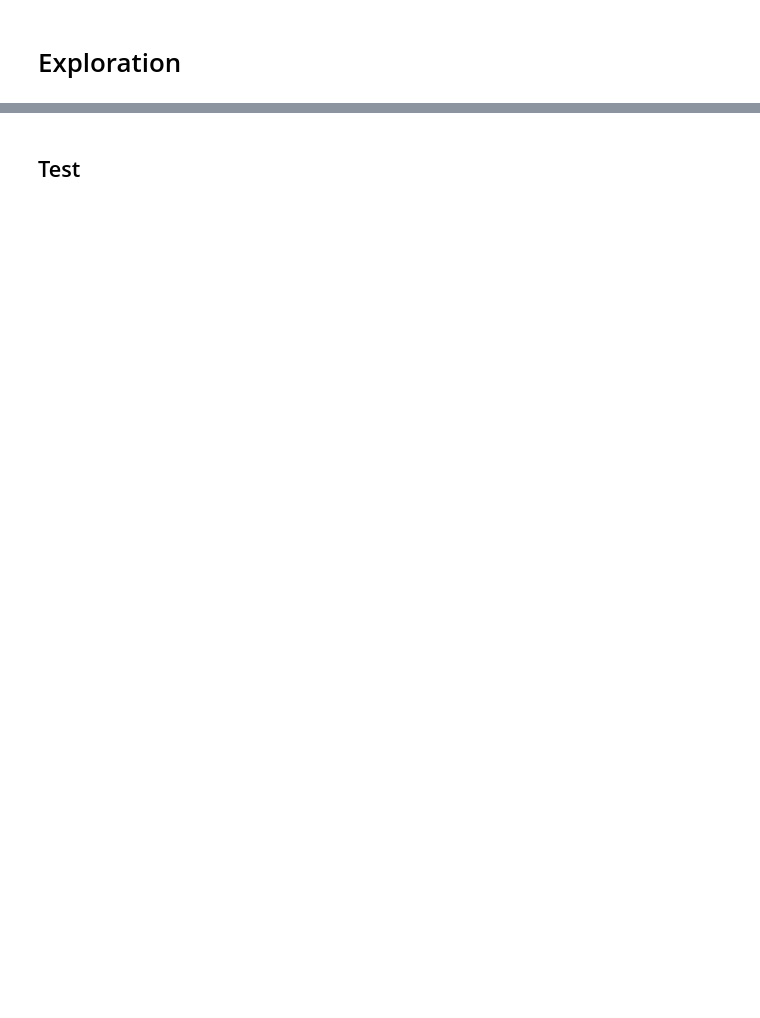
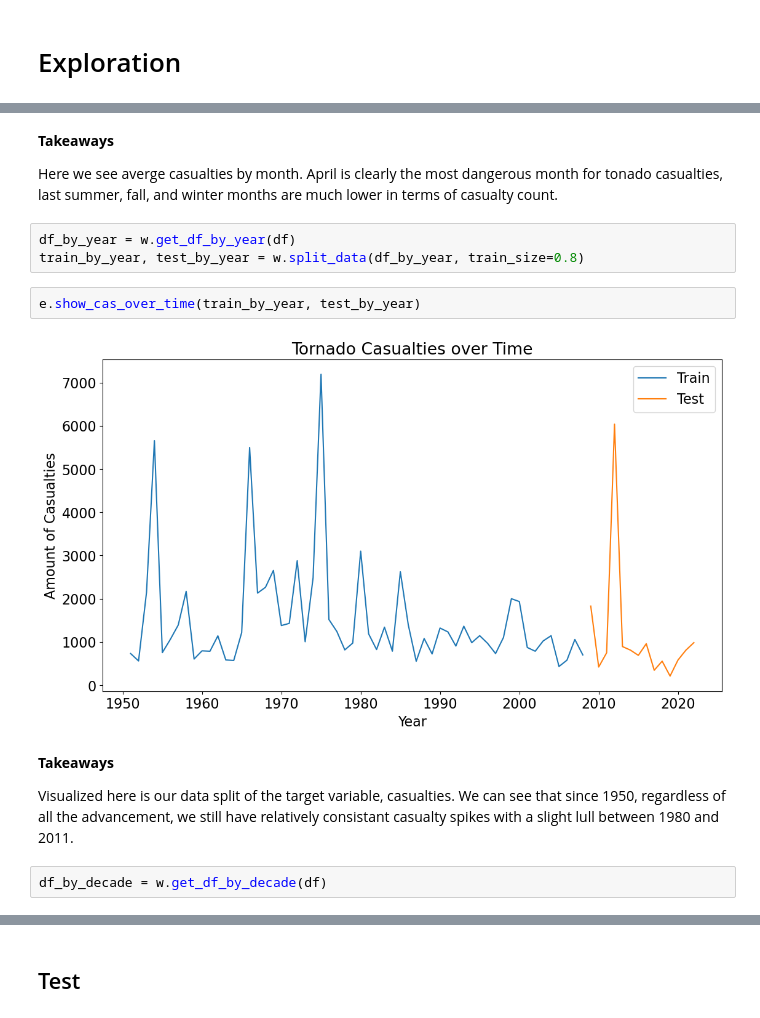
Before and after one commit to skylerschnee/twister-predictor, a Jupyter notebook: final_notebook.ipynb, the cells around one changed output, grey strips where cells are left out. Saved outputs shown, nothing was run; the diff lists cells and outputs as text; blank space fills up the shorter version.

```diff
--- a/final_notebook.ipynb
+++ b/final_notebook.ipynb
@@ -133,0 +98,17 @@ plt.show()
+# %% [markdown]
+**Takeaways**
+
+Here we see averge casualties by month. April is clearly the most dangerous month for tonado casualties, last summer, fall, and winter months are much lower in terms of casualty count.
+# %%
+df_by_year = w.get_df_by_year(df)
+train_by_year, test_by_year = w.split_data(df_by_year, train_size=0.8)
+# %%
+e.show_cas_over_time(train_by_year, test_by_year)
+# %% [output]
+[figure, added]
+# %% [markdown]
+**Takeaways**
+
+Visualized here is our data split of the target variable, casualties. We can see that since 1950, regardless of all the advancement, we still have relatively consistant casualty spikes with a slight lull between 1980 and 2011.
+# %%
+df_by_decade = w.get_df_by_decade(df)
```
Also changed, not shown: parts of 50 cells of this notebook, 5 other files.
